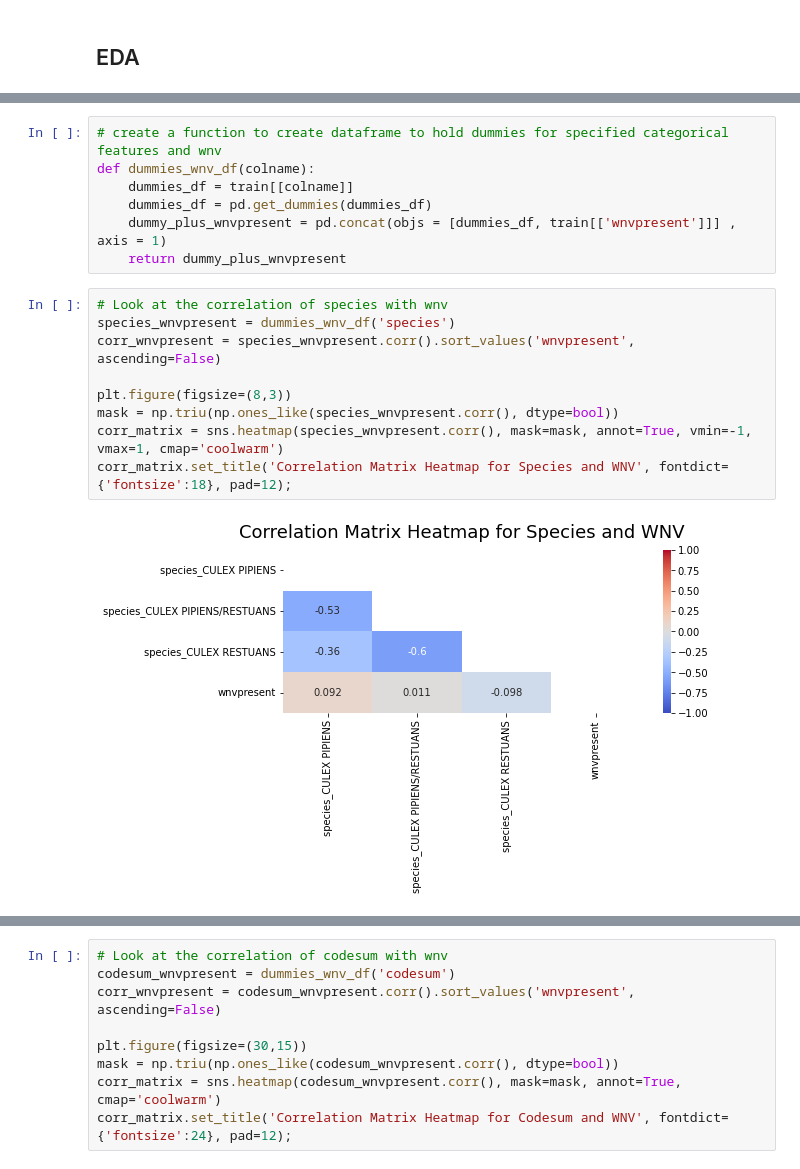
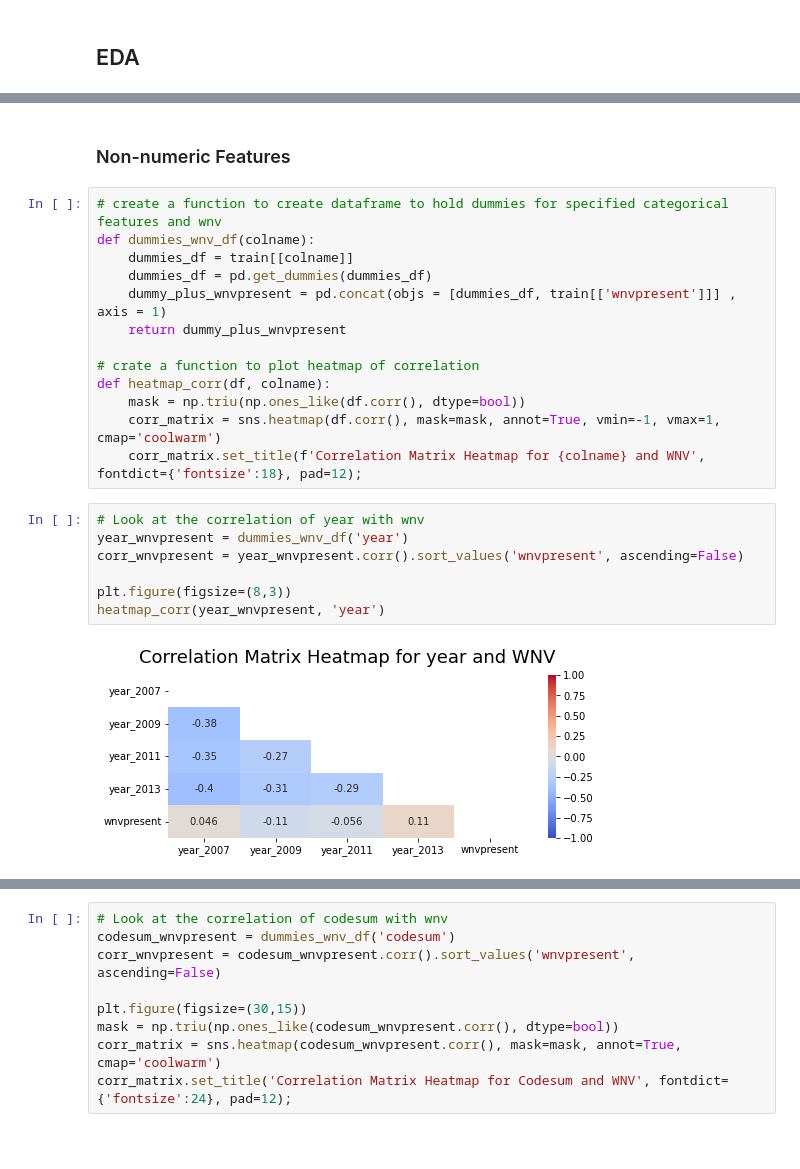
Before and after one commit to lindytanll/predict-west-nile-virus, a Jupyter notebook: code/4. EDA.ipynb, the cells around one changed output, grey strips where cells are left out. Cells and saved outputs as stored; diff of their text form; blank space fills up the shorter version.

```diff
--- a/code/4. EDA.ipynb
+++ b/code/4. EDA.ipynb
@@ -160,3 +192,5 @@ Name: wnvpresent, dtype: float64
+# %% [markdown]
+### Non-numeric Features
 # %%
 # create a function to create dataframe to hold dummies for specified categorical features and wnv
 def dummies_wnv_df(colname):
@@ -164,14 +198,18 @@ def dummies_wnv_df(colname):
     dummies_df = pd.get_dummies(dummies_df)
     dummy_plus_wnvpresent = pd.concat(objs = [dummies_df, train[['wnvpresent']]] , axis = 1)
     return dummy_plus_wnvpresent
+
+# crate a function to plot heatmap of correlation
+def heatmap_corr(df, colname):
+    mask = np.triu(np.ones_like(df.corr(), dtype=bool))
+    corr_matrix = sns.heatmap(df.corr(), mask=mask, annot=True, vmin=-1, vmax=1, cmap='coolwarm')
+    corr_matrix.set_title(f'Correlation Matrix Heatmap for {colname} and WNV', fontdict={'fontsize':18}, pad=12);
-# %%
-# Look at the correlation of species with wnv
-species_wnvpresent = dummies_wnv_df('species')
-corr_wnvpresent = species_wnvpresent.corr().sort_values('wnvpresent', ascending=False)
-
-plt.figure(figsize=(8,3))
-mask = np.triu(np.ones_like(species_wnvpresent.corr(), dtype=bool))
-corr_matrix = sns.heatmap(species_wnvpresent.corr(), mask=mask, annot=True, vmin=-1, vmax=1, cmap='coolwarm')
-corr_matrix.set_title('Correlation Matrix Heatmap for Species and WNV', fontdict={'fontsize':18}, pad=12);
-# %% [output]
-[figure, removed]
+# %%
+# Look at the correlation of year with wnv
+year_wnvpresent = dummies_wnv_df('year')
+corr_wnvpresent = year_wnvpresent.corr().sort_values('wnvpresent', ascending=False)
+
+plt.figure(figsize=(8,3))
+heatmap_corr(year_wnvpresent, 'year')
+# %% [output]
+[figure, added]
```
Also changed, not shown: parts of 30 cells of this notebook.
